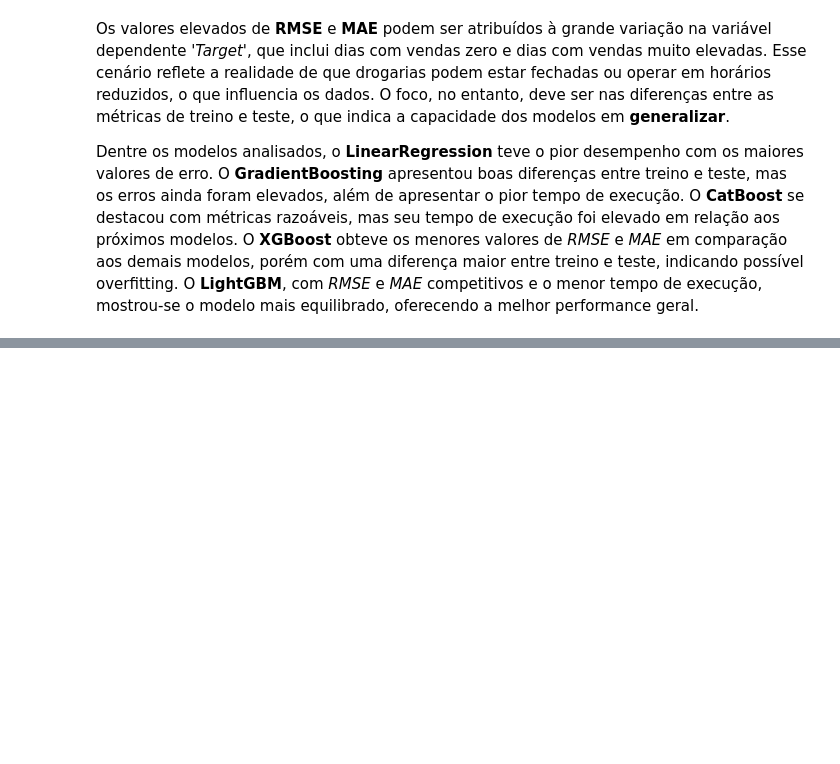
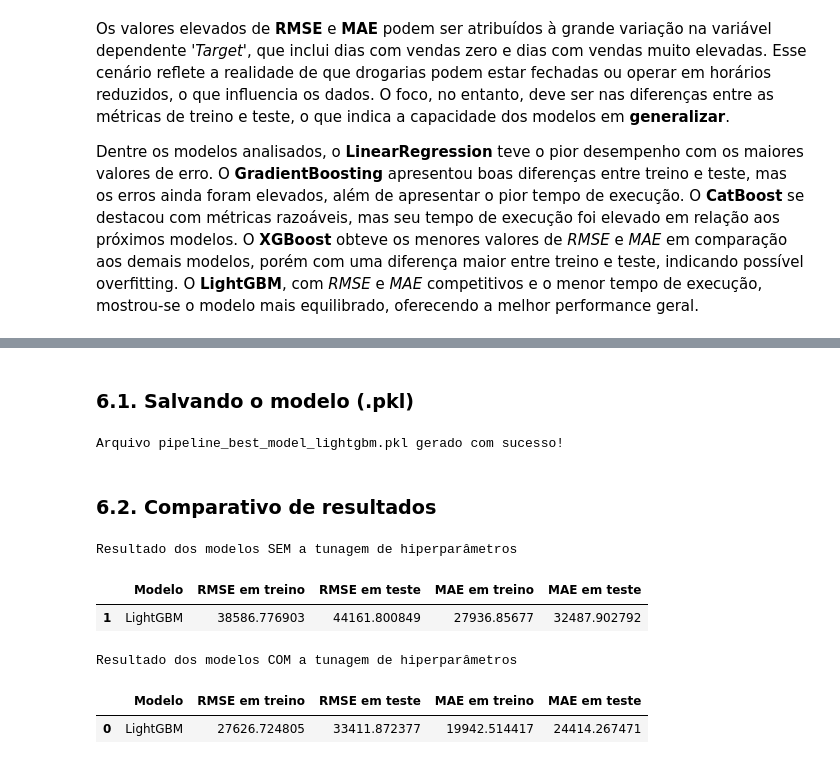
Before and after one commit to emso-exe/Previsao_de_demandas_de_drogarias, a Jupyter notebook: 002_modelagem_preditiva.ipynb, the cells around one changed output, grey strips where cells are left out. Saved outputs shown, nothing was run; the diff lists cells and outputs as text; code cells hidden in the pictures; blank space fills up the shorter version.

```diff
--- a/002_modelagem_preditiva.ipynb
+++ b/002_modelagem_preditiva.ipynb
@@ -493,0 +489,2 @@ Melhor MAE: 29409.3227
+# %% [markdown]
+### 6.1. Salvando o modelo (.pkl)
@@ -493,0 +548,14 @@ Melhor MAE: 29409.3227
+# %%
+# Parâmetros otimizados para o LightGBM
+best_params = params_lightgbm
+
+# Cria o modelo com os melhores hiperparâmetros
+best_model = lgb.LGBMRegressor(**best_params, verbose=-1)
+
+# Treina o modelo e salva o pipeline treinado em um arquivo .pkl
+results_lightgbm = train_and_save_model(best_model, 'pipeline_best_model_lightgbm', 'LightGBM',
+                                        X_train, y_train, X_test, y_test)
+# %% [output]
+Arquivo pipeline_best_model_lightgbm.pkl gerado com sucesso!
+# %% [markdown]
+### 6.2. Comparativo de resultados
@@ -493,0 +568,14 @@ Melhor MAE: 29409.3227
+# %%
+print('\nResultado dos modelos SEM a tunagem de hiperparâmetros')
+results_df.iloc[[1], 0:5]
+# %% [output]
+Resultado dos modelos SEM a tunagem de hiperparâmetros
+|  | Modelo | RMSE em treino | RMSE em teste | MAE em treino | MAE em teste |
+| 1 | LightGBM | 38586.776903 | 44161.800849 | 27936.85677 | 32487.902792 |
+# %%
+print('\nResultado dos modelos COM a tunagem de hiperparâmetros')
+df_results_lightgbm
+# %% [output]
+Resultado dos modelos COM a tunagem de hiperparâmetros
+|  | Modelo | RMSE em treino | RMSE em teste | MAE em treino | MAE em teste |
+| 0 | LightGBM | 27626.724805 | 33411.872377 | 19942.514417 | 24414.267471 |
```
Also changed, not shown: parts of 44 cells of this notebook.
